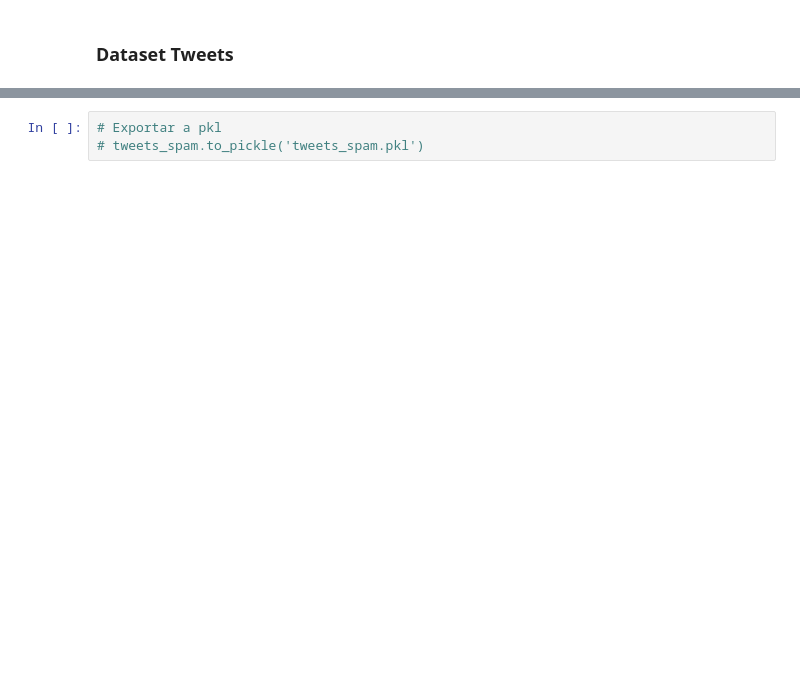
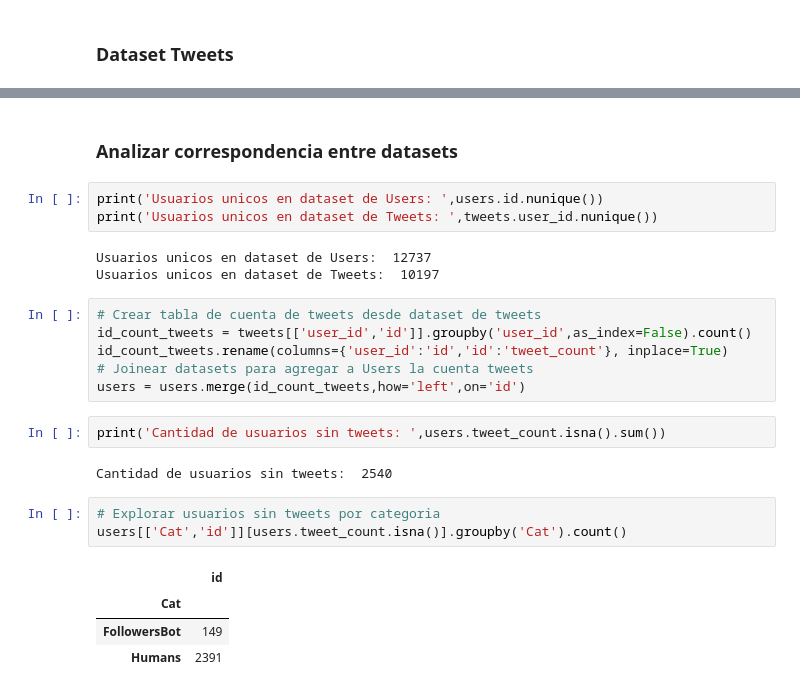
Before and after one commit to matiasngf/DH_proyecto_3, a Jupyter notebook: Limpieza_inicial.ipynb, the cells around one changed output, grey strips where cells are left out. Drawn from its saved outputs; the diff is of its cells as text; blank space fills up the shorter version.

Commit message:
Joinear datasets y analizar nulos para determinar posibles imputaciones

```diff
--- a/Limpieza_inicial.ipynb
+++ b/Limpieza_inicial.ipynb
@@ -129,3 +157,26 @@ print(teets_humans.shape)
-# %%
-# Exportar a pkl
-# tweets_spam.to_pickle('tweets_spam.pkl')
+# %% [markdown]
+### Analizar correspondencia entre datasets
+# %%
+print('Usuarios unicos en dataset de Users: ',users.id.nunique())
+print('Usuarios unicos en dataset de Tweets: ',tweets.user_id.nunique())
+# %% [output]
+Usuarios unicos en dataset de Users:  12737
+Usuarios unicos en dataset de Tweets:  10197
+# %%
+# Crear tabla de cuenta de tweets desde dataset de tweets
+id_count_tweets = tweets[['user_id','id']].groupby('user_id',as_index=False).count()
+id_count_tweets.rename(columns={'user_id':'id','id':'tweet_count'}, inplace=True)
+# Joinear datasets para agregar a Users la cuenta tweets
+users = users.merge(id_count_tweets,how='left',on='id')
+# %%
+print('Cantidad de usuarios sin tweets: ',users.tweet_count.isna().sum())
+# %% [output]
+Cantidad de usuarios sin tweets:  2540
+# %%
+# Explorar usuarios sin tweets por categoria
+users[['Cat','id']][users.tweet_count.isna()].groupby('Cat').count()
+# %% [output]
+|  | id |
+| Cat |  |
+| FollowersBot | 149 |
+| Humans | 2391 |
```
Also changed, not shown: parts of 18 cells of this notebook.
